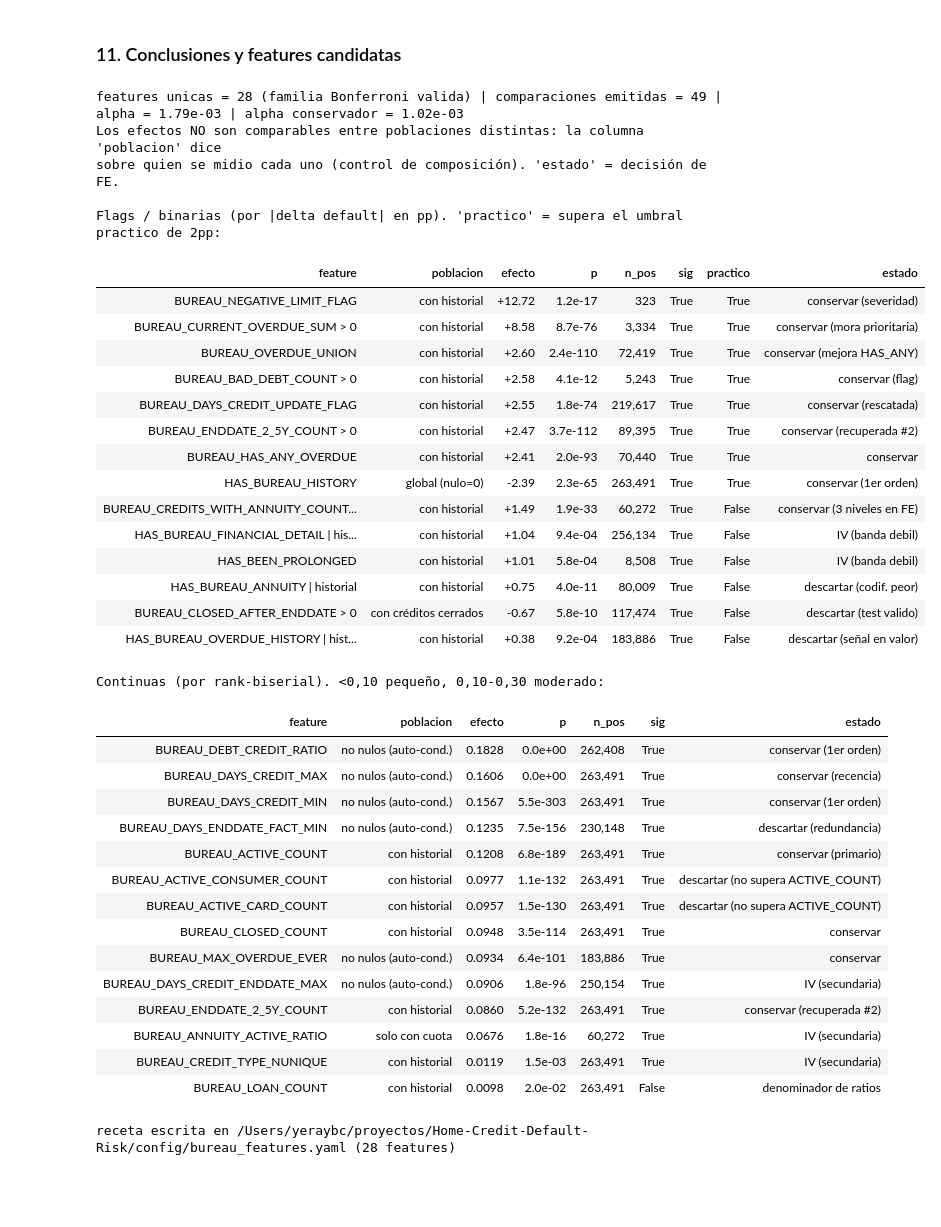
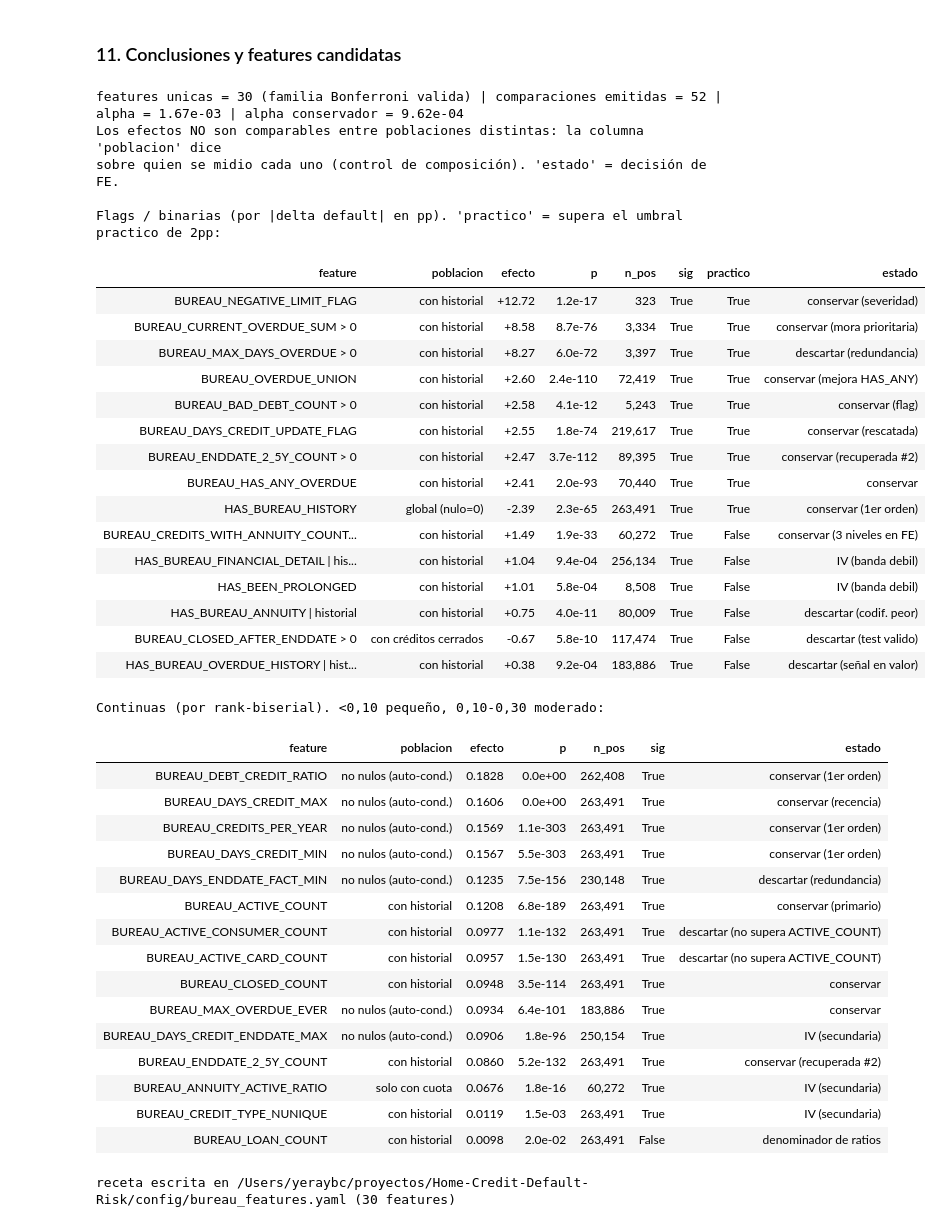
Before and after one commit to yeraybc/home-credit-default-risk, a Jupyter notebook: notebooks/02_eda_bureau.ipynb, the cells around one changed output. Drawn from its saved outputs; the diff is of its cells as text; code cells hidden in the pictures; blank space fills up the shorter version.

```diff
--- a/notebooks/02_eda_bureau.ipynb
+++ b/notebooks/02_eda_bureau.ipynb
@@ -2246,24 +2250,26 @@ plt.show()
 # tabla de delta de default (outliers vs normales) + Chi2/Fisher + Bonferroni
 alpha_bonf_out = 0.05 / len(cols_outliers)
 p99_vals = desc_outliers['99%']
-target_sum = bureau_t['TARGET'].sum()
 total_rows = len(bureau_t)
-target_zeros = total_rows - target_sum
 
 rows_out = []
 for col in cols_outliers:
     thresh = p99_vals[col]
     is_out = bureau_t[col] > (thresh if thresh > 0 else 0)
+    # la linea base son los creditos con dato, no todo lo demas: incluir los nulos
+    # mezclaria la senal de la cola con la de la ausencia, que se analiza aparte
+    is_norm = bureau_t[col].notna() & ~is_out
 
     n_out = is_out.sum()
     n_out_1 = bureau_t.loc[is_out, 'TARGET'].sum()
     n_out_0 = n_out - n_out_1
 
-    n_norm_1 = target_sum - n_out_1
-    n_norm_0 = target_zeros - n_out_0
+    n_norm = is_norm.sum()
+    n_norm_1 = bureau_t.loc[is_norm, 'TARGET'].sum()
+    n_norm_0 = n_norm - n_norm_1
 
     rate_out = (n_out_1 / n_out) * 100 if n_out > 0 else 0
-    rate_norm = (n_norm_1 / (total_rows - n_out)) * 100
+    rate_norm = (n_norm_1 / n_norm) * 100
 
     ct = [[n_norm_0, n_norm_1], [n_out_0, n_out_1]]
     min_cell = min(n_norm_0, n_norm_1, n_out_0, n_out_1)
@@ -2275,6 +2281,7 @@ for col in cols_outliers:
         'Variable': col,
         'Criterio': f"> p99 ({format_es(thresh)})" if thresh > 0 else "> 0",
         'N outliers': n_out,
+        'N normales': n_norm,
         '% outliers': (n_out / total_rows) * 100,
         'Tasa default outliers': rate_out,
         'Tasa default normales': rate_norm,
@@ -2288,6 +2295,7 @@ df_evidencia_outliers = pd.DataFrame(rows_out).sort_values('Delta (pp)', ascendi
 
 display(df_evidencia_outliers.style.format({
     'N outliers': '{:,}',
+    'N normales': '{:,}',
     '% outliers': '{:.4f}%',
     'Tasa default outliers': '{:.4f}',
     'Tasa default normales': '{:.4f}',
@@ -2655,6 +2676,10 @@ bureau_agg = b.groupby("SK_ID_CURR").agg(
 
 # derivación de columnas posteriores
 bureau_agg["BUREAU_DEBT_CREDIT_RATIO"] = bureau_agg["BUREAU_TOTAL_DEBT"] / bureau_agg["_total_credit"].replace(0, np.nan)
+# el conteo esta censurado por la ventana de 8 años del buro: lo normalizo por los años
+# observados de cada cliente, con suelo de medio año para no dividir por casi cero
+bureau_agg["BUREAU_CREDITS_PER_YEAR"] = (bureau_agg["BUREAU_LOAN_COUNT"] /
+    (-bureau_agg["BUREAU_DAYS_CREDIT_MIN"] / 365.25).clip(lower=0.5))
 bureau_agg["BUREAU_DAYS_CREDIT_UPDATE_FLAG"] = (bureau_agg["_days_update_max"] > -180).astype("int8")
 bureau_agg["HAS_BEEN_PROLONGED"] = (bureau_agg["_prolong_max"] > 0).astype("int8")
 
@@ -3633,7 +3749,9 @@ estado_features = {
     "HAS_BUREAU_OVERDUE_HISTORY": "descartar (señal en valor)",
     "BUREAU_CLOSED_AFTER_ENDDATE": "descartar (test valido)",
     "BUREAU_DAYS_ENDDATE_FACT_MIN": "descartar (redundancia)",
+    "BUREAU_MAX_DAYS_OVERDUE": "descartar (redundancia)",
     "BUREAU_LOAN_COUNT": "denominador de ratios",
+    "BUREAU_CREDITS_PER_YEAR": "conservar (1er orden)",
     "BUREAU_ENDDATE_2_5Y_COUNT": "conservar (recuperada #2)",
     "BUREAU_DAYS_CREDIT_ENDDATE_MAX": "IV (secundaria)",
     "BUREAU_OVERDUE_UNION": "conservar (mejora HAS_ANY)",
@@ -3649,34 +3767,40 @@ rank_flags = (pd.DataFrame(fb_flags)
                       estado=lambda d: d["feature"].map(_estado))
               .sort_values(by="efecto", key=abs, ascending=False))
 rank_cont = (pd.DataFrame(fb_cont)
              .assign(sig=lambda d: d["p"] < alpha_bonf,
                      estado=lambda d: d["feature"].map(_estado))
              .sort_values(by="efecto", ascending=False))
 
 assert rank_flags["feature"].is_unique and rank_cont["feature"].is_unique, "feature duplicada en el acumulador"
 assert "?" not in set(rank_flags["estado"]) | set(rank_cont["estado"]), "feature sin estado en estado_features"
+# y la comprobacion inversa: un estado declarado para una feature que nunca paso por los
+# evaluadores no llega al ranking ni a la receta, que es como se perdio MAX_DAYS_OVERDUE
+_en_acumulador = {f.split(" ")[0] for f in [*rank_flags["feature"], *rank_cont["feature"]]}
+assert set(estado_features) <= _en_acumulador, \
+    f"estado declarado sin medicion: {sorted(set(estado_features) - _en_acumulador)}"
 
 print(f"features unicas = {n_features} (familia Bonferroni valida) | comparaciones emitidas = "
       f"{n_comparisons} | alpha = {alpha_bonf:.2e} | alpha conservador = {alpha_bonf_consv:.2e}")
 print("Los efectos NO son comparables entre poblaciones distintas: la columna 'poblacion' dice")
 print("sobre quien se midio cada uno (control de composición). 'estado' = decisión de FE.\n")
 
 print("Flags / binarias (por |delta default| en pp). 'practico' = supera el umbral practico de 2pp:")
 display(rank_flags[cols[:-1] + ["practico", "estado"]].style.format(
     {"efecto": "{:+.2f}", "p": "{:.1e}", "n_pos": "{:,.0f}"}).hide(axis="index"))
 
 print("Continuas (por rank-biserial). <0,10 pequeño, 0,10-0,30 moderado:")
 display(rank_cont[cols].style.format(
     {"efecto": "{:.4f}", "p": "{:.1e}", "n_pos": "{:,.0f}"}).hide(axis="index"))
 # %% [output]
-features unicas = 28 (familia Bonferroni valida) | comparaciones emitidas = 49 | alpha = 1.79e-03 | alpha conservador = 1.02e-03
+features unicas = 30 (familia Bonferroni valida) | comparaciones emitidas = 52 | alpha = 1.67e-03 | alpha conservador = 9.62e-04
 Los efectos NO son comparables entre poblaciones distintas: la columna 'poblacion' dice
 sobre quien se midio cada uno (control de composición). 'estado' = decisión de FE.
 
 Flags / binarias (por |delta default| en pp). 'practico' = supera el umbral practico de 2pp:
 | feature | poblacion | efecto | p | n_pos | sig | practico | estado |
 | BUREAU_NEGATIVE_LIMIT_FLAG | con historial | +12.72 | 1.2e-17 | 323 | True | True | conservar (severidad) |
 | BUREAU_CURRENT_OVERDUE_SUM > 0 | con historial | +8.58 | 8.7e-76 | 3,334 | True | True | conservar (mora prioritaria) |
+| BUREAU_MAX_DAYS_OVERDUE > 0 | con historial | +8.27 | 6.0e-72 | 3,397 | True | True | descartar (redundancia) |
 | BUREAU_OVERDUE_UNION | con historial | +2.60 | 2.4e-110 | 72,419 | True | True | conservar (mejora HAS_ANY) |
 | BUREAU_BAD_DEBT_COUNT > 0 | con historial | +2.58 | 4.1e-12 | 5,243 | True | True | conservar (flag) |
 | BUREAU_DAYS_CREDIT_UPDATE_FLAG | con historial | +2.55 | 1.8e-74 | 219,617 | True | True | conservar (rescatada) |
@@ -3693,6 +3817,7 @@ Continuas (por rank-biserial). <0,10 pequeño, 0,10-0,30 moderado:
 | feature | poblacion | efecto | p | n_pos | sig | estado |
 | BUREAU_DEBT_CREDIT_RATIO | no nulos (auto-cond.) | 0.1828 | 0.0e+00 | 262,408 | True | conservar (1er orden) |
 | BUREAU_DAYS_CREDIT_MAX | no nulos (auto-cond.) | 0.1606 | 0.0e+00 | 263,491 | True | conservar (recencia) |
+| BUREAU_CREDITS_PER_YEAR | no nulos (auto-cond.) | 0.1569 | 1.1e-303 | 263,491 | True | conservar (1er orden) |
 | BUREAU_DAYS_CREDIT_MIN | no nulos (auto-cond.) | 0.1567 | 5.5e-303 | 263,491 | True | conservar (1er orden) |
 | BUREAU_DAYS_ENDDATE_FACT_MIN | no nulos (auto-cond.) | 0.1235 | 7.5e-156 | 230,148 | True | descartar (redundancia) |
 | BUREAU_ACTIVE_COUNT | con historial | 0.1208 | 6.8e-189 | 263,491 | True | conservar (primario) |
@@ -3730,7 +3855,7 @@ out = Path(src.__file__).resolve().parents[1] / "config" / "bureau_features.yaml
 out.write_text(yaml.safe_dump(recipe, allow_unicode=True, sort_keys=False))
 print(f"receta escrita en {out} ({len(recipe['features'])} features)")
 # %% [output]
-receta escrita en /Users/yeraybc/proyectos/Home-Credit-Default-Risk/config/bureau_features.yaml (28 features)
+receta escrita en /Users/yeraybc/proyectos/Home-Credit-Default-Risk/config/bureau_features.yaml (30 features)
 # %% [markdown]
 Cierro el EDA de bureau. La a nivel cliente respondió la pregunta que la motivaba 'la señal fuerte que vi a nivel fila **sobreviviría a la agregación a nivel cliente**', pero lo que la hizo fiable no fue la agregación en sí, sino el **control de composición**: al agregar con left join, los 44.020 sin historial caen en el grupo 0 de cada feature con `fillna(0)`, y como son el grupo de mayor riesgo (10,12% vs 7,73%) contaminan la baseline de toda comparación. Medir cada feature condicionada a `HAS_BUREAU_HISTORY` no cambió solo cifras, cambió decisiones. Las señales dominantes, ya condicionadas, son el sobregiro (`BUREAU_NEGATIVE_LIMIT_FLAG`, +12,72pp), la mora activa (`BUREAU_CURRENT_OVERDUE_SUM > 0`, +8,58pp) y, entre las continuas, el ratio de endeudamiento (`BUREAU_DEBT_CREDIT_RATIO`, r_rb = 0,1828, gradiente monótono de 5,64% a 18,61%) y la longitud de historial (`BUREAU_DAYS_CREDIT_MIN`, r_rb = 0,1567, el crédito más **antiguo**, no el más reciente).
 
```
Also changed, not shown: parts of 20 cells of this notebook, 1 other file.
